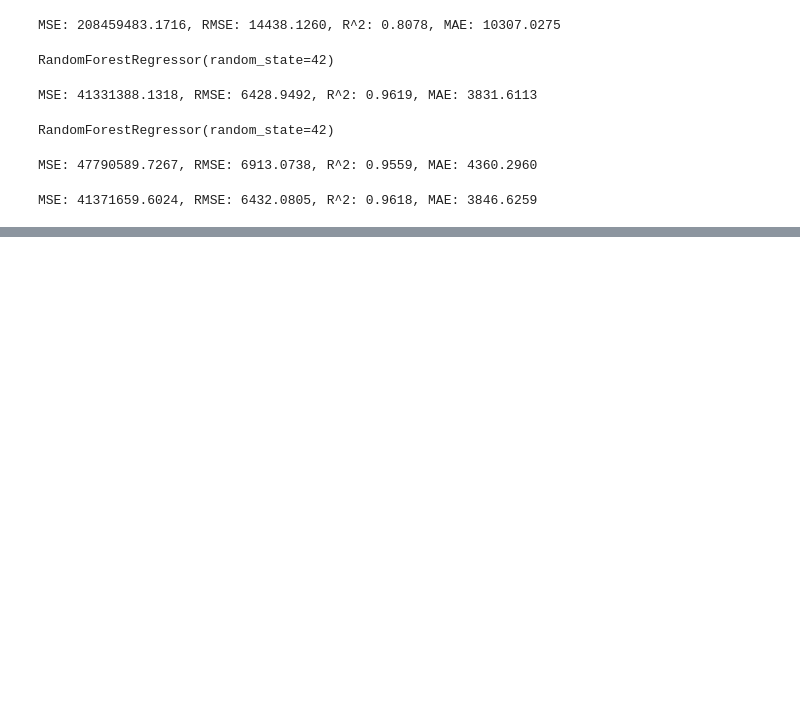
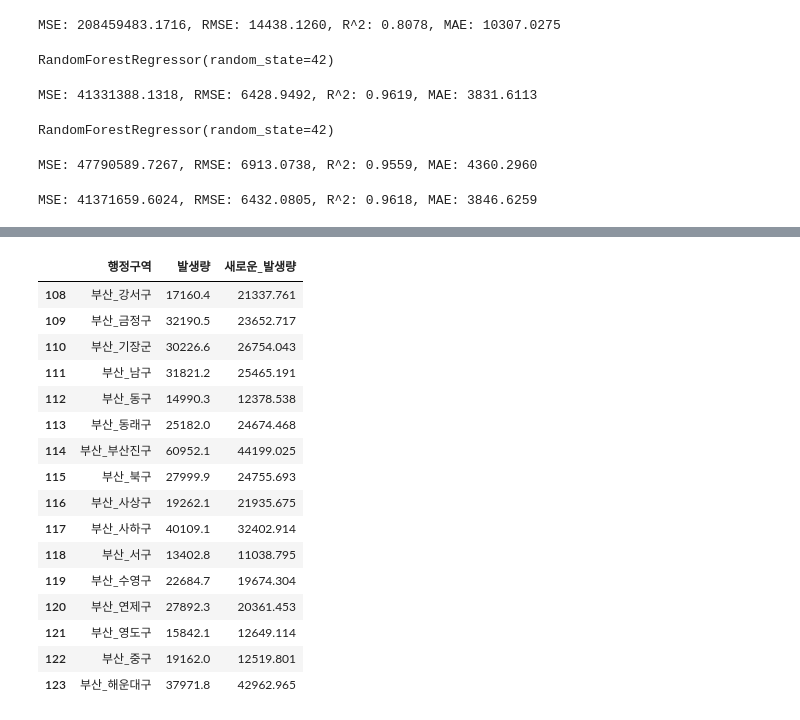
Before and after one commit to kimsang0220/Busan_Big_Data, a Jupyter notebook: NMJ/8차_데이터분석.ipynb, the cells around one changed output, grey strips where cells are left out. Cells and saved outputs as stored; diff of their text form; code cells hidden in the pictures; blank space fills up the shorter version.

```diff
--- a/NMJ/8차_데이터분석.ipynb
+++ b/NMJ/8차_데이터분석.ipynb
@@ -717,0 +708,12 @@ reg_y_test
+# %%
+df_merged_busan['발생량']
+
+final_rf_predictions_test = model_rf_reg.predict(new2_reg_x_test_s) # 이 변수명도 확인!
+
+mse_test_rf = mean_squared_error(reg_y_test, final_rf_predictions_test)
+rmse_test_rf = np.sqrt(mse_test_rf)
+r2_test_rf = r2_score(reg_y_test, final_rf_predictions_test)
+mae_test_rf = mean_absolute_error(reg_y_test, final_rf_predictions_test)
+
+print("\n--- RandomForest Final Test Set Performance ---")
+print(f"MSE: {mse_test_rf:.4f}, RMSE: {rmse_test_rf:.4f}, R^2: {r2_test_rf:.4f}, MAE: {mae_test_rf:.4f}")
@@ -717,0 +767,3 @@ reg_y_test
+# %%
+b = df_merged_rf.iloc[915:][['행정구역','발생량']]
+b
@@ -717,0 +784,4 @@ reg_y_test
+# %%
+a = pd.DataFrame(final_rf_predictions_test)
+a.rename(columns={0: '새로운_발생량'}, inplace=True)
+a
@@ -717,0 +822,21 @@ reg_y_test
+# %%
+df_merged_busan = df_merged[df_merged['행정구역'].str.startswith('부산_')]
+df_merged_busan
+# %% [output]
+|  | 행정구역 | 발생량 | 새로운_발생량 |
+| 108 | 부산_강서구 | 17160.4 | 21337.761 |
+| 109 | 부산_금정구 | 32190.5 | 23652.717 |
+| 110 | 부산_기장군 | 30226.6 | 26754.043 |
+| 111 | 부산_남구 | 31821.2 | 25465.191 |
+| 112 | 부산_동구 | 14990.3 | 12378.538 |
+| 113 | 부산_동래구 | 25182.0 | 24674.468 |
+| 114 | 부산_부산진구 | 60952.1 | 44199.025 |
+| 115 | 부산_북구 | 27999.9 | 24755.693 |
+| 116 | 부산_사상구 | 19262.1 | 21935.675 |
+| 117 | 부산_사하구 | 40109.1 | 32402.914 |
+| 118 | 부산_서구 | 13402.8 | 11038.795 |
+| 119 | 부산_수영구 | 22684.7 | 19674.304 |
+| 120 | 부산_연제구 | 27892.3 | 20361.453 |
+| 121 | 부산_영도구 | 15842.1 | 12649.114 |
+| 122 | 부산_중구 | 19162.0 | 12519.801 |
+| 123 | 부산_해운대구 | 37971.8 | 42962.965 |
```
Also changed, not shown: parts of 16 cells of this notebook.
